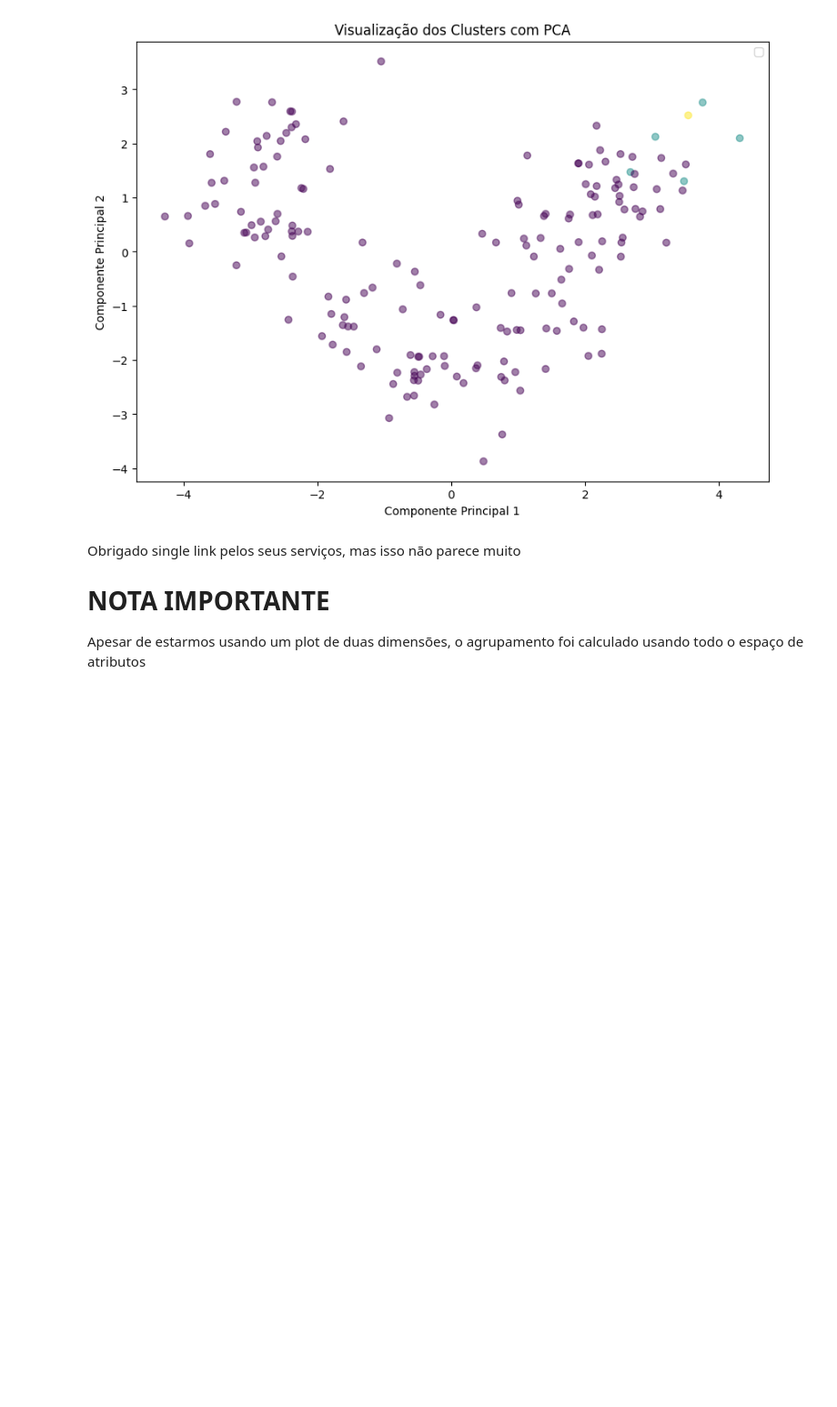
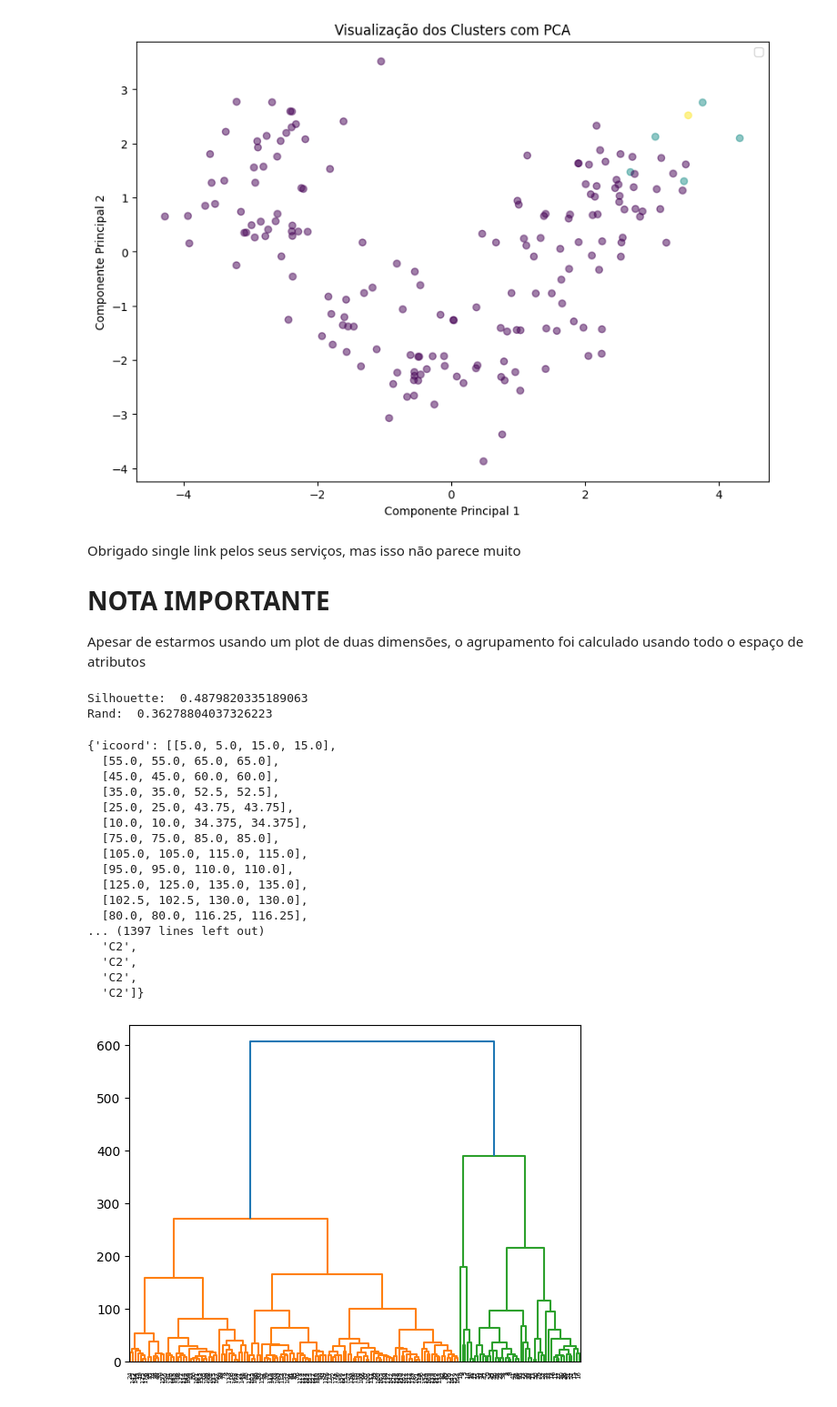
Before and after one commit to DanielAlmeida19/mineracao-dados-atividades, a Jupyter notebook: clustering.ipynb, the cells around one changed output. Shown at 91% size. Saved outputs shown, nothing was run; the diff lists cells and outputs as text; code cells hidden in the pictures; blank space fills up the shorter version.

Commit message:
feat: finished again (temporarily) clustering activity

```diff
--- a/clustering.ipynb
+++ b/clustering.ipynb
@@ -258,8 +258,35 @@ Obrigado single link pelos seus serviços, mas isso não parece muito
 # NOTA IMPORTANTE
 Apesar de estarmos usando um plot de duas dimensões, o agrupamento foi calculado usando todo o espaço de atributos
 # %%
-labels = hierarchy.cut_tree(sl_model, n_clusters=3)
+labels = hierarchy.cut_tree(sl_model, n_clusters=3).flatten()
 
 silhouette = silhouette_score(data, labels)
 rand = rand_score(y, labels)
-print("")
+print("Silhouette: ", silhouette)
+print("Rand: ", rand)
+# %% [output]
+Silhouette:  0.4879820335189063
+Rand:  0.36278804037326223
+# %%
+al_model = hierarchy.linkage(mat_x, "average")
+dendogram = hierarchy.dendrogram(al_model)
+dendogram
+# %% [output]
+{'icoord': [[5.0, 5.0, 15.0, 15.0],
+  [55.0, 55.0, 65.0, 65.0],
+  [45.0, 45.0, 60.0, 60.0],
+  [35.0, 35.0, 52.5, 52.5],
+  [25.0, 25.0, 43.75, 43.75],
+  [10.0, 10.0, 34.375, 34.375],
+  [75.0, 75.0, 85.0, 85.0],
+  [105.0, 105.0, 115.0, 115.0],
+  [95.0, 95.0, 110.0, 110.0],
+  [125.0, 125.0, 135.0, 135.0],
+  [102.5, 102.5, 130.0, 130.0],
+  [80.0, 80.0, 116.25, 116.25],
+... (1397 lines left out)
+  'C2',
+  'C2',
+  'C2',
+  'C2']}
+[figure, added]
```
Also changed, not shown: parts of 11 cells of this notebook.
